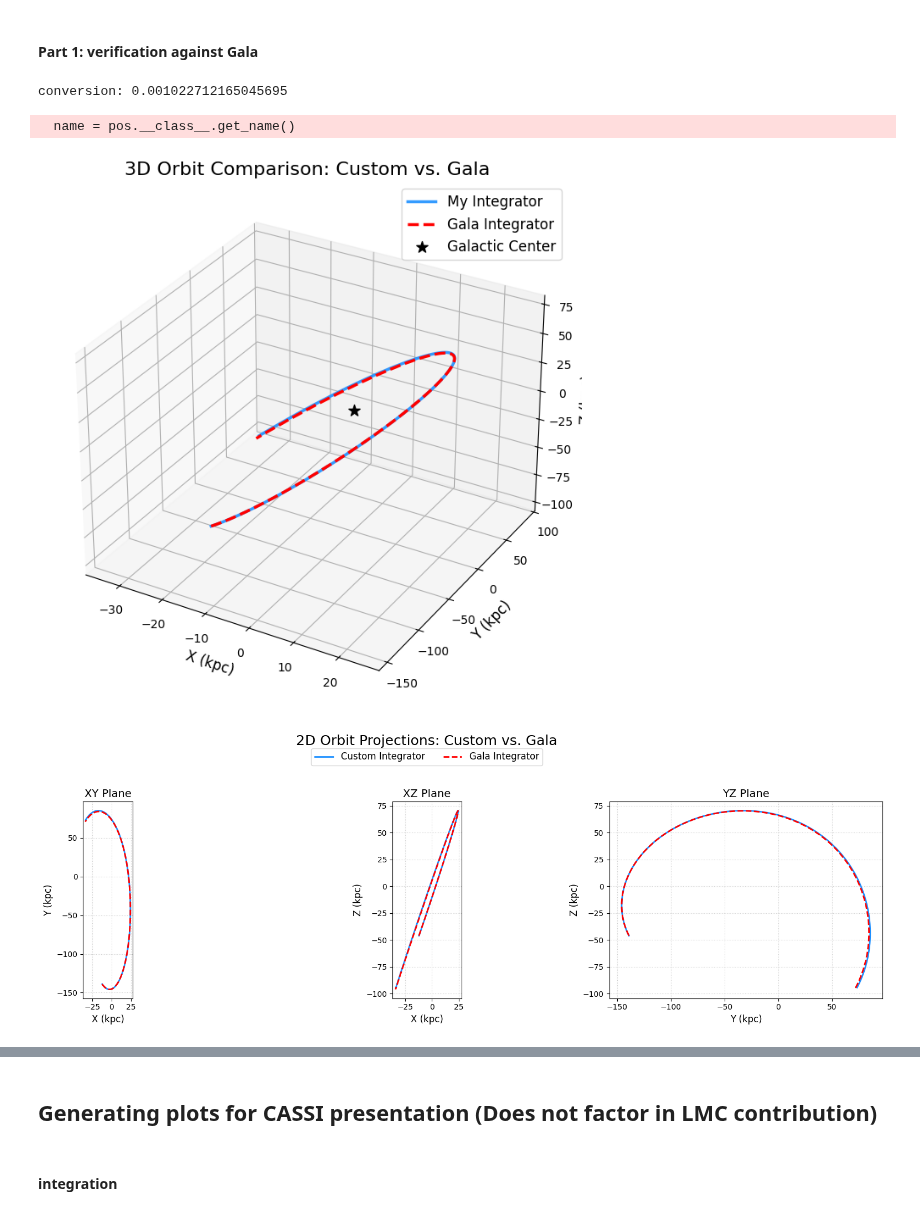
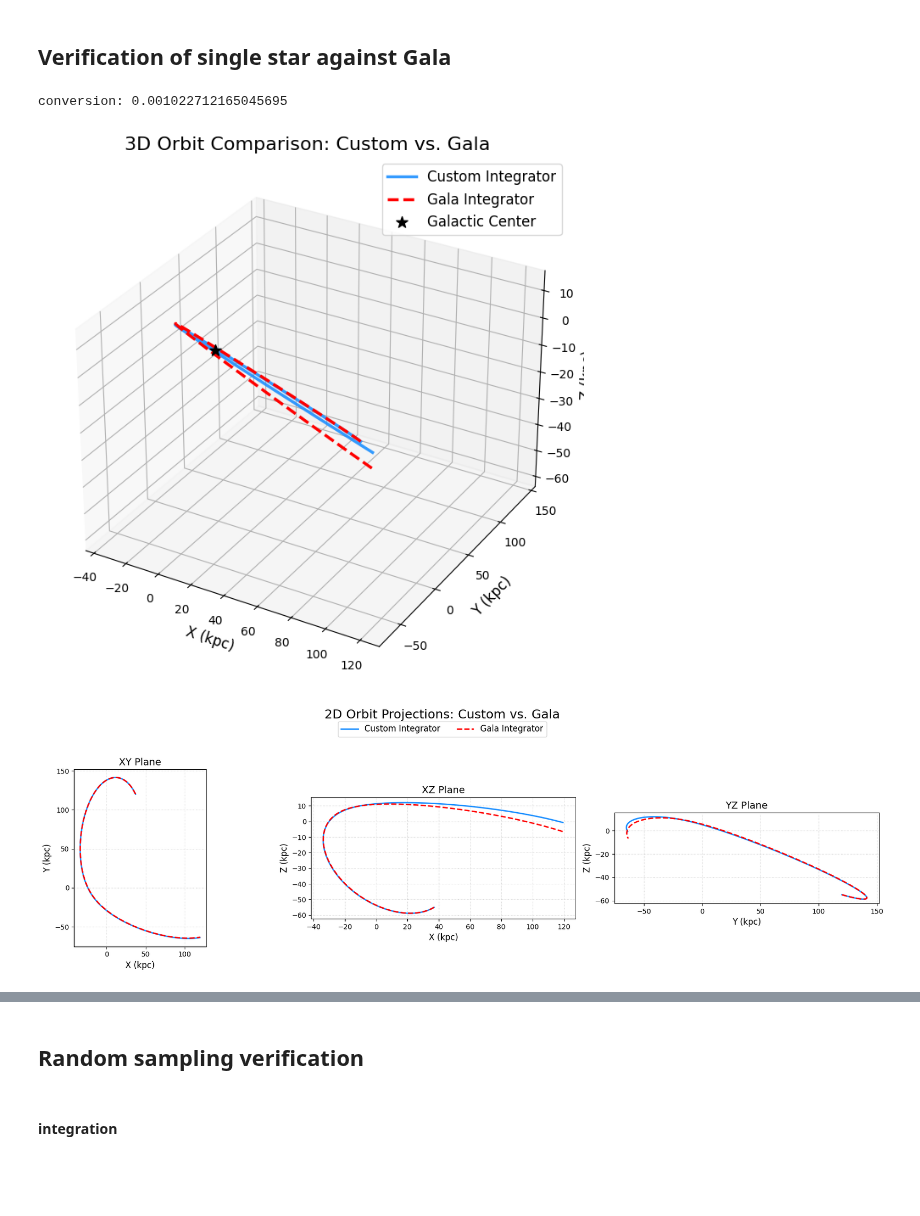
Before and after one commit to andrewqin29/hvs-integrator, a Jupyter notebook: notebooks/orbit_integration.ipynb, the cells around one changed output, grey strips where cells are left out. Saved outputs shown, nothing was run; the diff lists cells and outputs as text; code cells hidden in the pictures; blank space fills up the shorter version.

```diff
--- a/notebooks/orbit_integration.ipynb
+++ b/notebooks/orbit_integration.ipynb
@@ -1,5 +1,5 @@
 # %% [markdown]
-#### Part 1: verification against Gala
+## Verification of single star against Gala
 # %%
 # imports
 import numpy as np
@@ -41,8 +41,8 @@ conversion: 0.001022712165045695
 custom_potential = MWPotential()
 gala_potential = gp.MilkyWayPotential()
 
-initial_pos = np.array([-12., -139, -46])
-initial_vel = np.array([-32, 47,-92])
+initial_pos = np.array([37, 120, -55])
+initial_vel = np.array([38, -81, 23])
 
 initial_vel_kpcmyr = initial_vel * KM_S_TO_KPC_MYR
 
@@ -74,7 +74,7 @@ fig = plt.figure(figsize=(10, 8))
 ax = fig.add_subplot(111, projection='3d')
 
 ax.plot(my_orbit[:, 0], my_orbit[:, 1], my_orbit[:, 2],
-        label='My Integrator', lw=2.5, color='dodgerblue', alpha=0.9)
+        label='Custom Integrator', lw=2.5, color='dodgerblue', alpha=0.9)
 
 ax.plot(gala_orbit.x, gala_orbit.y, gala_orbit.z,
         label='Gala Integrator', lw=2.5, color='red', linestyle='--')
@@ -113,34 +113,33 @@ axes[1].grid(True, linestyle=':', alpha=0.6)
 axes[2].plot(my_orbit[:, 1], my_orbit[:, 2], lw=2, color='dodgerblue')
 axes[2].plot(gala_orbit.y.value, gala_orbit.z.value, lw=2, color='red', linestyle='--')
 axes[2].set_xlabel('Y (kpc)', fontsize=12)
 axes[2].set_ylabel('Z (kpc)', fontsize=12)
 axes[2].set_title('YZ Plane', fontsize=14)
 axes[2].set_aspect('equal', 'box')
 axes[2].grid(True, linestyle=':', alpha=0.6)
 
 handles, labels = axes[0].get_legend_handles_labels()
 fig.legend(handles, labels, loc='upper center', bbox_to_anchor=(0.5, 0.95), ncol=2, fontsize=12)
 plt.tight_layout(rect=[0, 0, 1, 0.90])  # Adjust layout to make room for suptitle and legend
 plt.show()
 
 # plot total energy plot
 my_KE = 0.5 * np.linalg.norm(my_orbit[:, 3:], axis=1)**2
 my_PE = np.array([custom_potential.get_potential_energy(pos) for pos in my_orbit[:, :3]])
 my_total_energy = my_KE + my_PE
 times = np.arange(0, N_STEPS * -DT, -DT)
 
 plt.figure(figsize=(12, 6))
-plt.plot(times, my_total_energy, lw=2, color='dodgerblue', label='My Integrator')
+plt.plot(times, my_total_energy, lw=2, color='dodgerblue', label='Custom Integrator')
 plt.title('Energy vs. Time (should be constant)', fontsize=16)
 plt.xlabel('Time (Myr)', fontsize=12)
 plt.ylabel(r'Energy ($kpc^2 / Myr^2$)', fontsize=12)
 plt.ylim(-1, 1)
 plt.grid(True, linestyle=':', alpha=0.7)
 plt.legend(fontsize=12)
 ax = plt.gca()
 ax.get_yaxis().get_major_formatter().set_useOffset(False)
 plt.show()
 # %% [output]
-  name = pos.__class__.get_name()
-[figure, old version]
+[figure, new version]
-[figure, old version]
+[figure, new version]
@@ -148,5 +147,5 @@ plt.show()
 # %% [markdown]
-## Generating plots for CASSI presentation (Does not factor in LMC contribution)
+## Random sampling verification
 # %% [markdown]
 #### integration
 # %%
```
Also changed, not shown: parts of 2 cells of this notebook, 2 other files.
